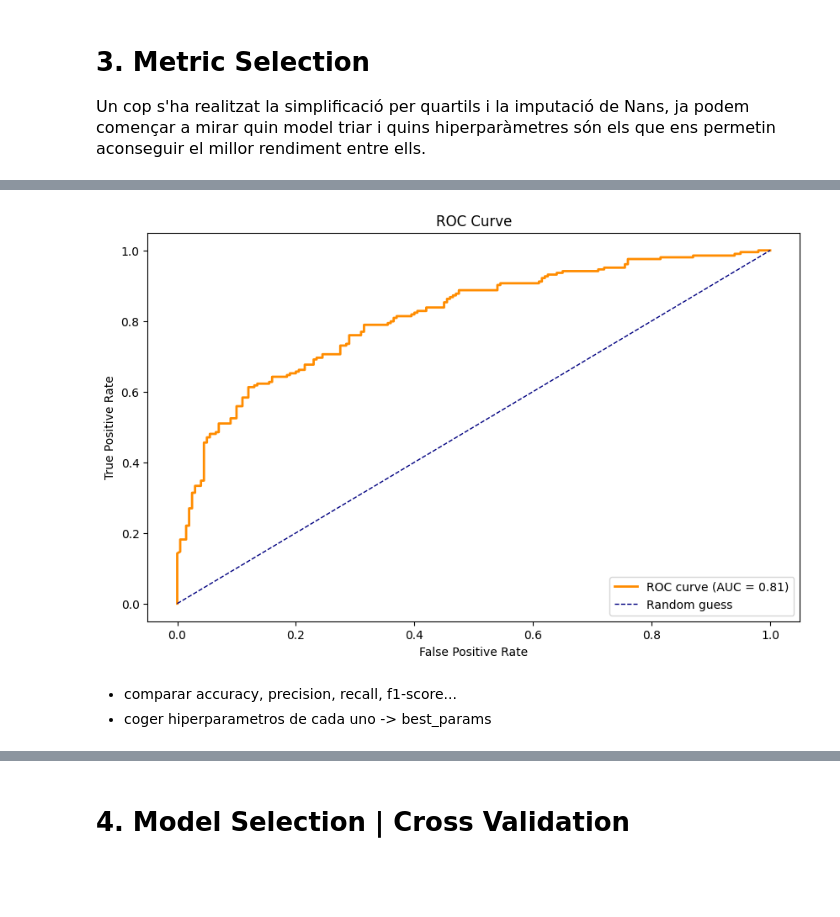
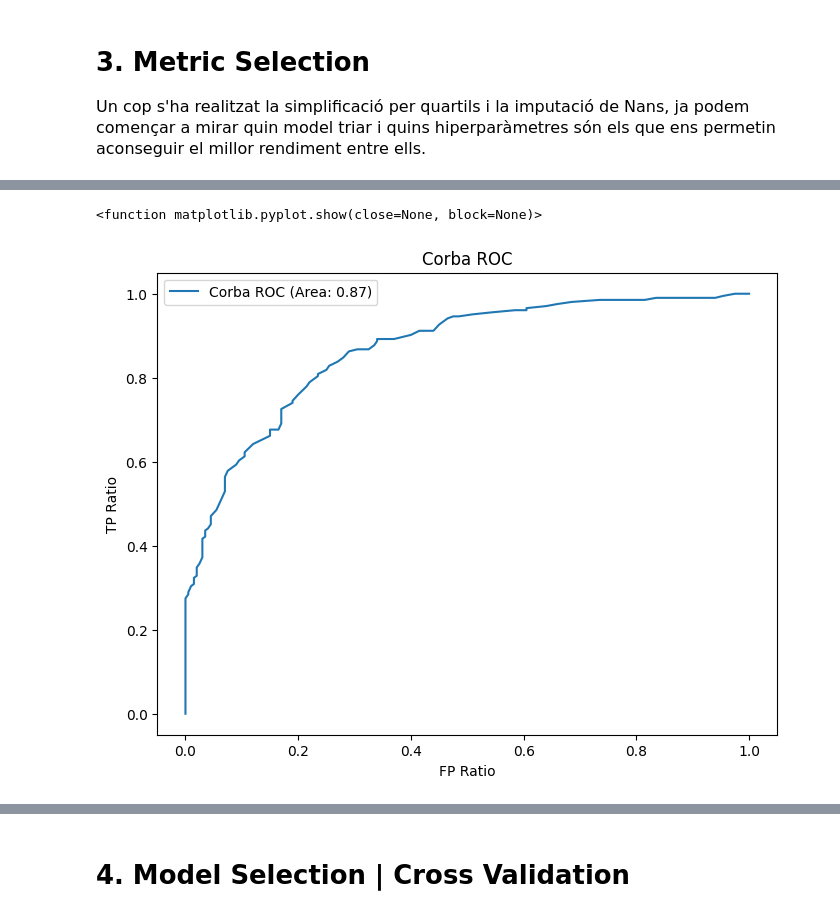
Before and after one commit to laranyeta/APC-Kaggle, a Jupyter notebook: APC_Kaggle_SpotifySongAttributes.ipynb, the cells around one changed output, grey strips where cells are left out. Drawn from its saved outputs; the diff is of its cells as text; code cells hidden in the pictures; blank space fills up the shorter version.

```diff
--- a/APC_Kaggle_SpotifySongAttributes.ipynb
+++ b/APC_Kaggle_SpotifySongAttributes.ipynb
@@ -342,6 +318,0 @@ def imputacio(X_train, X_test):
-# %%
-X_test=imputacio(X_train, X_test)
-
-print("Files imputades:")
-nan_rows = X_test.loc[index_nans]
-nan_rows
@@ -354,0 +319,12 @@ Files imputades:
+# %%
+moda_danceability = X_train['danceability'].mode()[0]
+moda_energy = X_train['energy'].mode()[0]
+moda_loudness = X_train['loudness'].mode()[0]
+
+X_test['danceability'] = X_test['danceability'].fillna(moda_danceability)
+X_test['energy'] = X_test['energy'].fillna(moda_energy)
+X_test['loudness'] = X_test['loudness'].fillna(moda_loudness)
+
+print("Files imputades:")
+nan_rows = X_test.loc[index_nans]
+nan_rows
@@ -375,34 +355,24 @@ def preprocessing_split(df):
 # %%
-from sklearn.datasets import make_classification
-from sklearn.linear_model import LogisticRegression
-from sklearn.metrics import roc_curve, auc
-from sklearn.model_selection import train_test_split
+from sklearn.metrics import roc_curve, auc, precision_recall_curve
+from sklearn.ensemble import RandomForestClassifier
 import matplotlib.pyplot as plt
 
-# Generar dades d'exemple
+'''Escollim un Random Forest'''
+rf = RandomForestClassifier(random_state=42)
+rf.fit(X_train, y_train)
+y_prob = rf.predict_proba(X_test)[:,1]
 
-# Entrenament del model
-model = LogisticRegression()
-model.fit(X_train, y_train)
-
-# Prediccions probabilístiques
-y_prob = model.predict_proba(X_test)[:, 1]
-
-# Calcular la corba ROC i l'AUC
+'''ROC-AUC'''
 fpr, tpr, thresholds = roc_curve(y_test, y_prob)
 roc_auc = auc(fpr, tpr)
 
-# Visualitzar
-plt.figure(figsize=(10, 6))
-plt.plot(fpr, tpr, color='darkorange', lw=2, label=f'ROC curve (AUC = {roc_auc:.2f})')
-plt.plot([0, 1], [0, 1], color='navy', lw=1, linestyle='--', label='Random guess')
-plt.xlabel('False Positive Rate')
-plt.ylabel('True Positive Rate')
-plt.title('ROC Curve')
-plt.legend(loc="lower right")
-plt.show()
+plt.figure(figsize=(8,6))
+plt.plot(fpr, tpr, label=f'Corba ROC (Area: {roc_auc:.2f})')
+plt.xlabel('FP Ratio')
+plt.ylabel('TP Ratio')
+plt.title('Corba ROC')
+plt.legend()
+plt.show
 # %% [output]
+<function matplotlib.pyplot.show(close=None, block=None)>
-[figure, old version]
+[figure, new version]
-# %% [markdown]
-- comparar accuracy, precision, recall, f1-score...
-- coger hiperparametros de cada uno -> best_params
```
Also changed, not shown: parts of 20 cells of this notebook.
